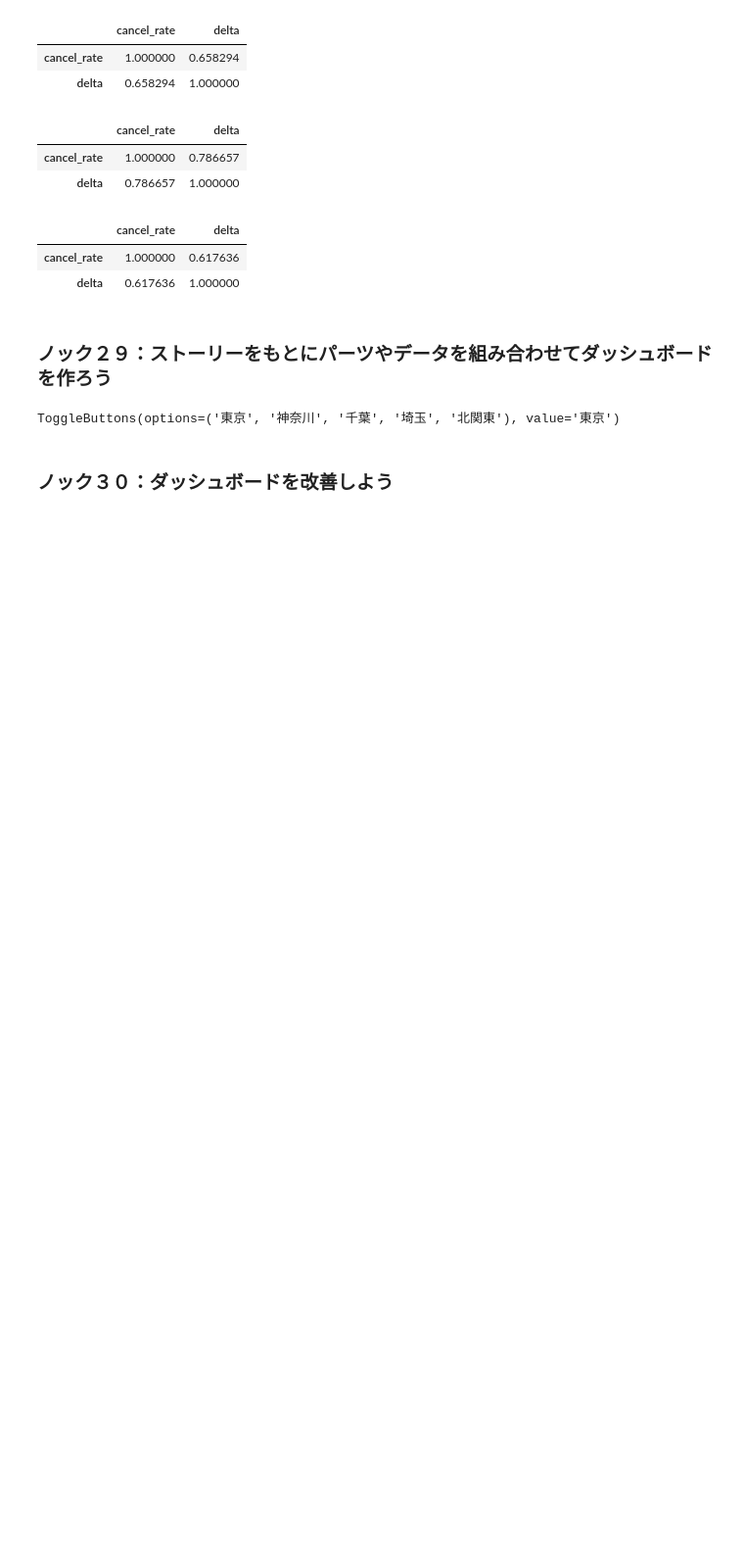
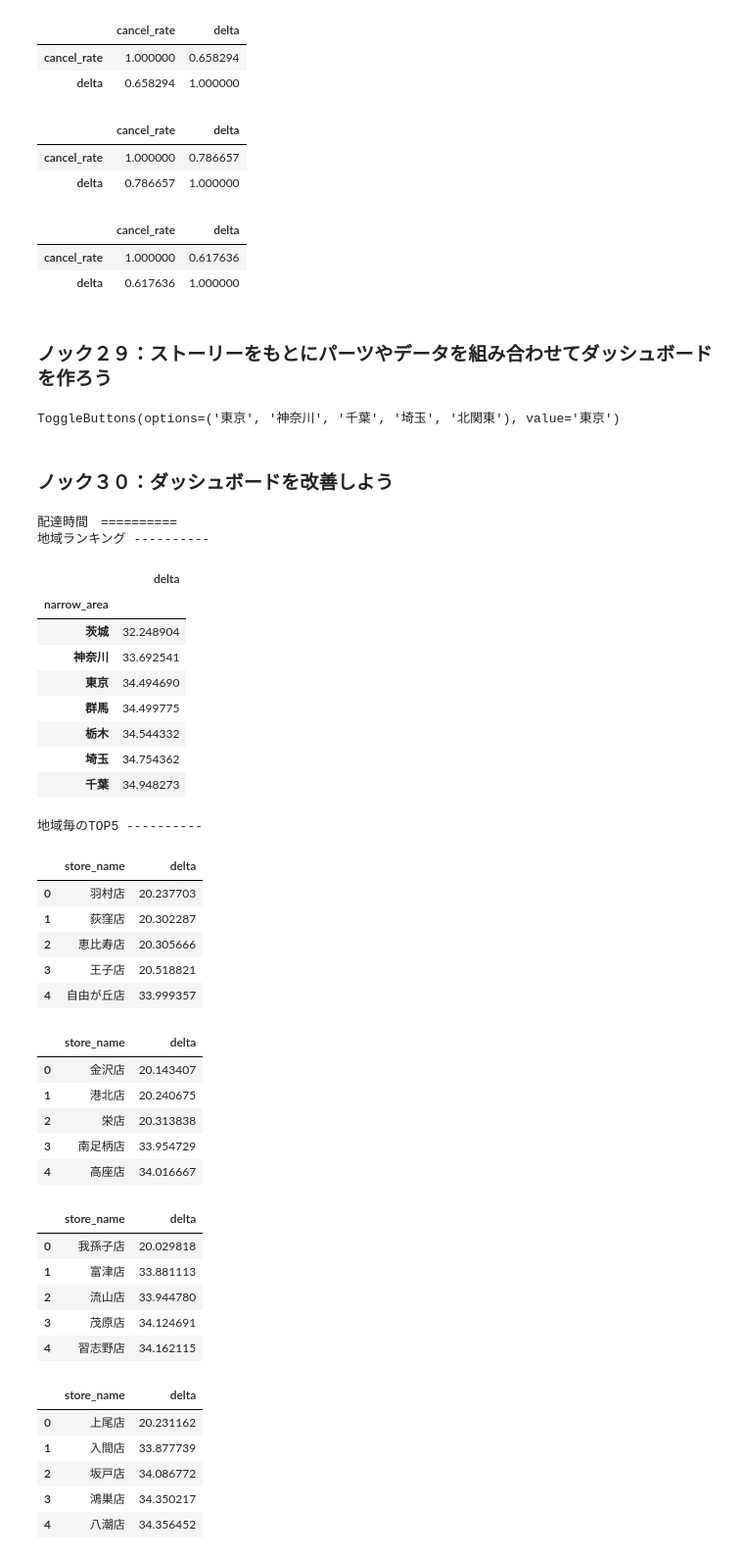
Before and after one commit to winuim/python-lm-system-100, a Jupyter notebook: chapter-3/chapter-3.ipynb, the cells around one changed output. Shown: that part at 98% size. Saved outputs shown, nothing was run; the diff lists cells and outputs as text; code cells hidden in the pictures; blank space fills up the shorter version.

```diff
--- a/chapter-3/chapter-3.ipynb
+++ b/chapter-3/chapter-3.ipynb
@@ -501,3 +501,52 @@ display(toggle_db)
 ToggleButtons(options=('東京', '神奈川', '千葉', '埼玉', '北関東'), value='東京')
 # %% [markdown]
 ### ノック３０：ダッシュボードを改善しよう
+# %%
+cal_orders_base = order_all.loc[order_all["status"].isin([1,2])]
+
+print("配達時間　==========")
+print("地域ランキング ----------")
+display(pd.DataFrame(cal_orders_base.groupby(["narrow_area"])["delta"].mean().sort_values()))
+print("地域毎のTOP5 ----------")
+for area in m_area["area_cd"]:
+    temp = cal_orders_base.loc[cal_orders_base["area_cd"]==area]
+    temp = temp.groupby(["store_id"])["delta"].mean().sort_values()
+    temp = pd.merge(temp, m_store, on="store_id")[["store_name", "delta"]]
+    display(temp.head())
+# %% [output]
+配達時間　==========
+地域ランキング ----------
+|  | delta |
+| narrow_area |  |
+| 茨城 | 32.248904 |
+| 神奈川 | 33.692541 |
+| 東京 | 34.494690 |
+| 群馬 | 34.499775 |
+| 栃木 | 34.544332 |
+| 埼玉 | 34.754362 |
+| 千葉 | 34.948273 |
+地域毎のTOP5 ----------
+|  | store_name | delta |
+| 0 | 羽村店 | 20.237703 |
+| 1 | 荻窪店 | 20.302287 |
+| 2 | 恵比寿店 | 20.305666 |
+| 3 | 王子店 | 20.518821 |
+| 4 | 自由が丘店 | 33.999357 |
+|  | store_name | delta |
+| 0 | 金沢店 | 20.143407 |
+| 1 | 港北店 | 20.240675 |
+| 2 | 栄店 | 20.313838 |
+| 3 | 南足柄店 | 33.954729 |
+| 4 | 高座店 | 34.016667 |
+|  | store_name | delta |
+| 0 | 我孫子店 | 20.029818 |
+| 1 | 富津店 | 33.881113 |
+| 2 | 流山店 | 33.944780 |
+| 3 | 茂原店 | 34.124691 |
+| 4 | 習志野店 | 34.162115 |
+|  | store_name | delta |
+| 0 | 上尾店 | 20.231162 |
+| 1 | 入間店 | 33.877739 |
+| 2 | 坂戸店 | 34.086772 |
+| 3 | 鴻巣店 | 34.350217 |
+| 4 | 八潮店 | 34.356452 |
```
Also changed, not shown: parts of 2 cells of this notebook.
